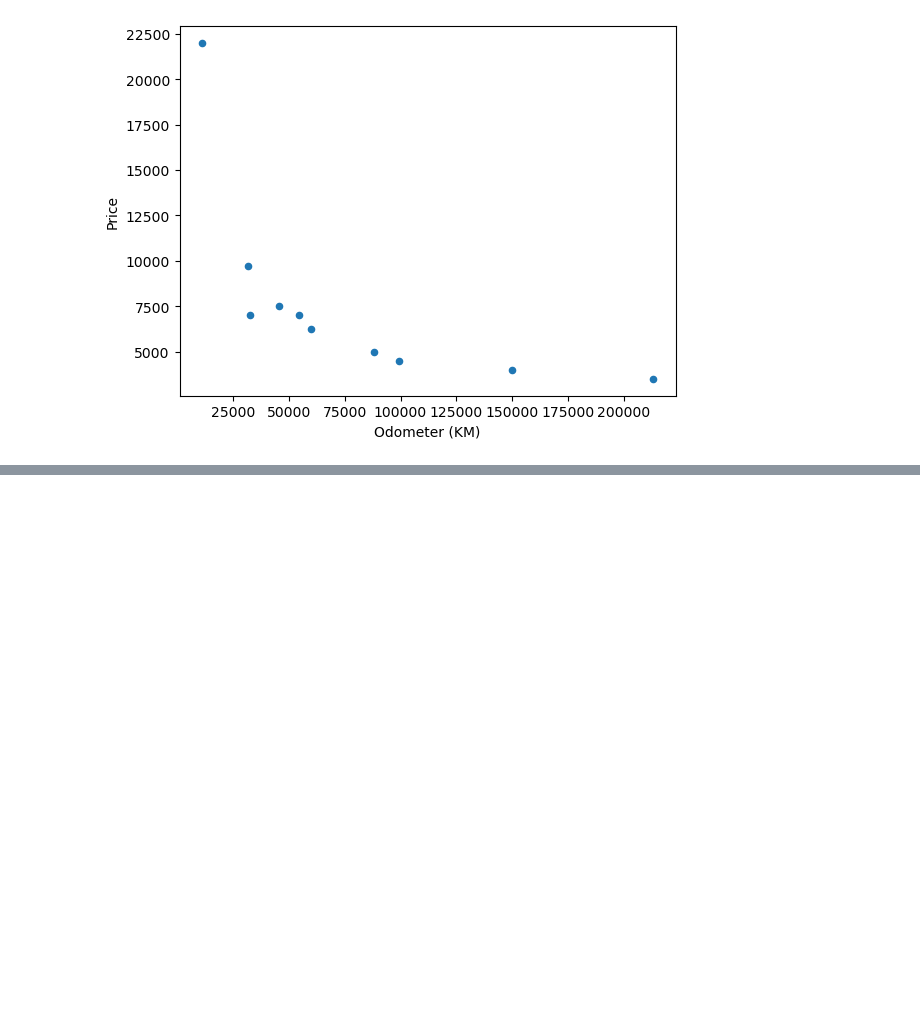
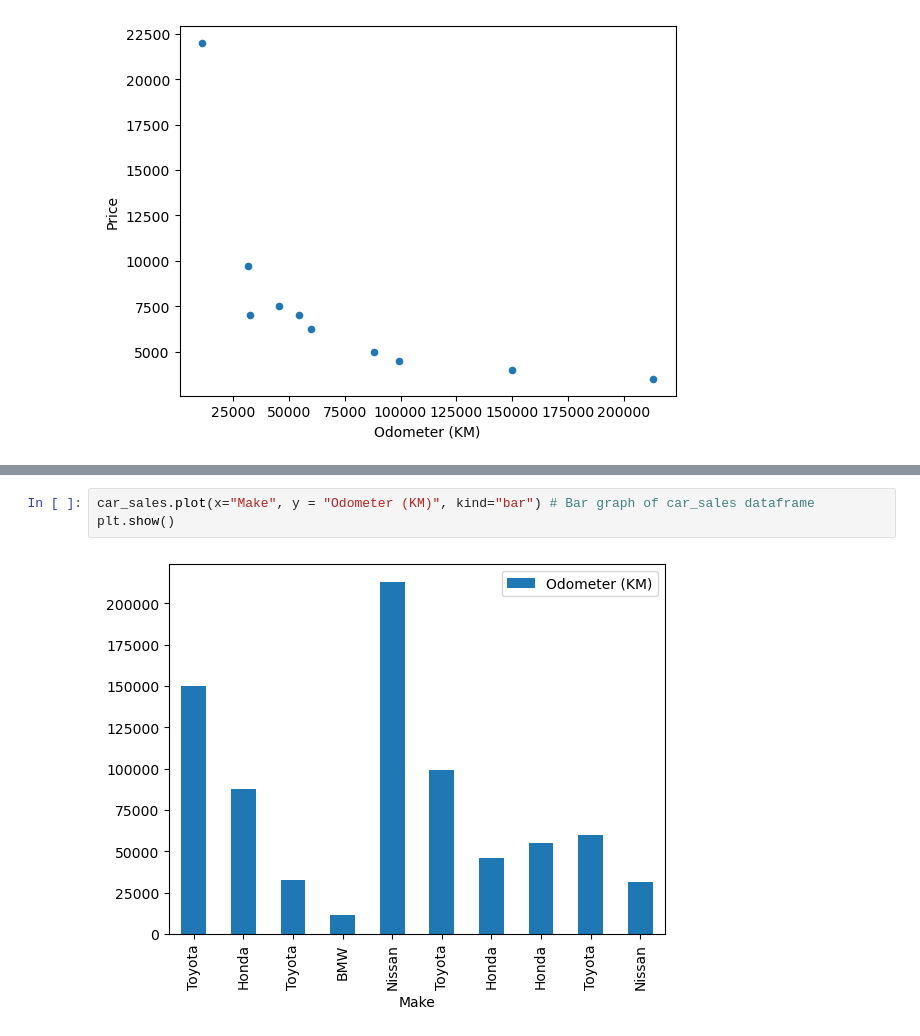
Before and after one commit to junaidknows/ml-study-projects, a Jupyter notebook: Introduction to Matplotlib.ipynb, the cells around one changed output, grey strips where cells are left out. Cells and saved outputs as stored; diff of their text form; blank space fills up the shorter version.

```diff
--- a/Introduction to Matplotlib.ipynb
+++ b/Introduction to Matplotlib.ipynb
@@ -374,0 +423,5 @@ plt.show()
+# %%
+car_sales.plot(x="Make", y = "Odometer (KM)", kind="bar") # Bar graph of car_sales dataframe
+plt.show()
+# %% [output]
+[figure, added]
```
Also changed, not shown: parts of 8 cells of this notebook.
